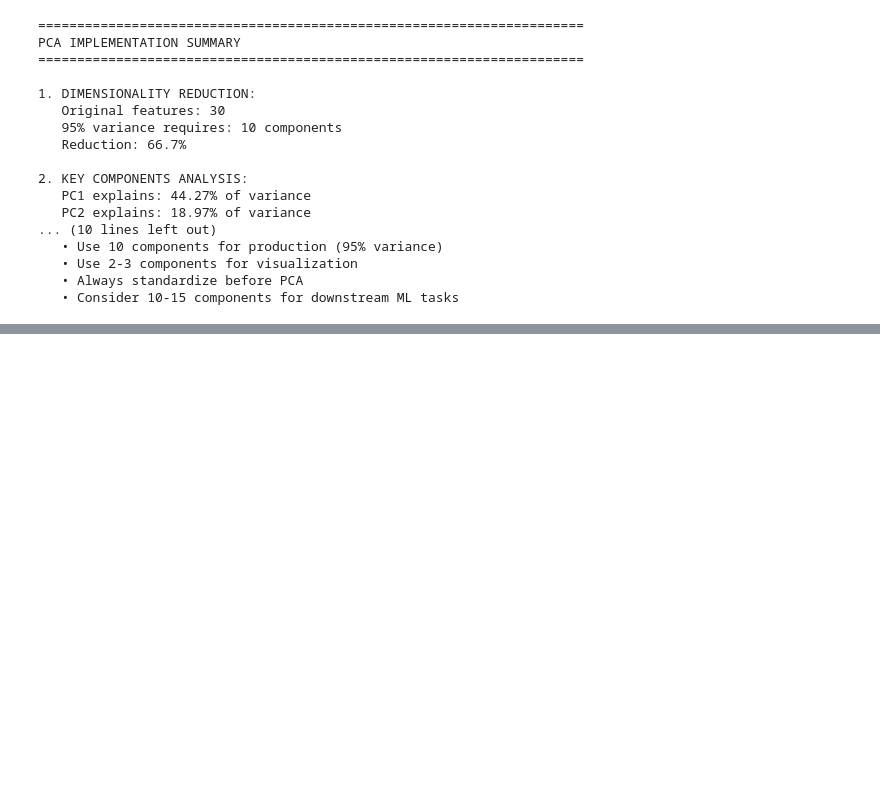
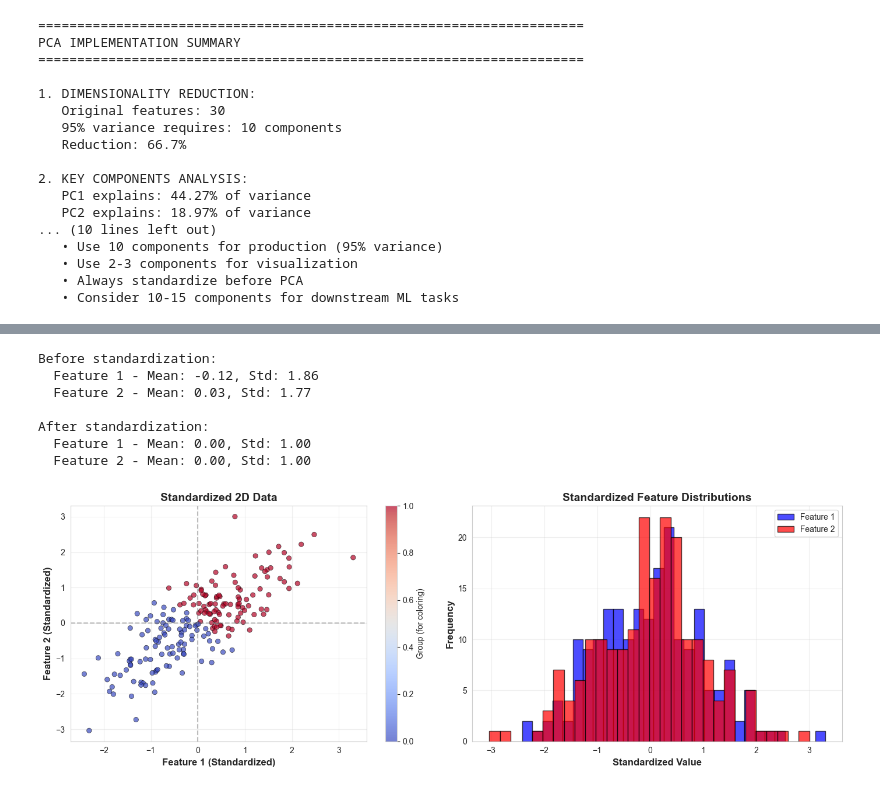
Before and after one commit to pratikadamas/DS-ML-NLP, a Jupyter notebook: PCA/pca1.0.ipynb, the cells around one changed output, grey strips where cells are left out. Cells and saved outputs as stored; diff of their text form; code cells hidden in the pictures; blank space fills up the shorter version.

```diff
--- a/PCA/pca1.0.ipynb
+++ b/PCA/pca1.0.ipynb
@@ -726,0 +795,47 @@ PCA IMPLEMENTATION SUMMARY
+# %%
+# Standardize the data (important for PCA!)
+scaler = StandardScaler()
+X_scaled = scaler.fit_transform(X)
+
+print("Before standardization:")
+print(f"  Feature 1 - Mean: {X[:, 0].mean():.2f}, Std: {X[:, 0].std():.2f}")
+print(f"  Feature 2 - Mean: {X[:, 1].mean():.2f}, Std: {X[:, 1].std():.2f}")
+
+print("\nAfter standardization:")
+print(f"  Feature 1 - Mean: {X_scaled[:, 0].mean():.2f}, Std: {X_scaled[:, 0].std():.2f}")
+print(f"  Feature 2 - Mean: {X_scaled[:, 1].mean():.2f}, Std: {X_scaled[:, 1].std():.2f}")
+
+# Plot standardized data
+plt.figure(figsize=(14, 5))
+
+plt.subplot(1, 2, 1)
+plt.scatter(X_scaled[:, 0], X_scaled[:, 1], c=y, cmap='coolwarm', alpha=0.7, edgecolors='black', linewidth=0.5)
+plt.xlabel('Feature 1 (Standardized)', fontsize=12, fontweight='bold')
+plt.ylabel('Feature 2 (Standardized)', fontsize=12, fontweight='bold')
+plt.title('Standardized 2D Data', fontsize=14, fontweight='bold')
+plt.axhline(y=0, color='gray', linestyle='--', alpha=0.5)
+plt.axvline(x=0, color='gray', linestyle='--', alpha=0.5)
+plt.grid(True, alpha=0.3)
+plt.colorbar(label='Group (for coloring)')
+
+plt.subplot(1, 2, 2)
+plt.hist(X_scaled[:, 0], bins=30, alpha=0.7, label='Feature 1', color='blue', edgecolor='black')
+plt.hist(X_scaled[:, 1], bins=30, alpha=0.7, label='Feature 2', color='red', edgecolor='black')
+plt.xlabel('Standardized Value', fontsize=12, fontweight='bold')
+plt.ylabel('Frequency', fontsize=12, fontweight='bold')
+plt.title('Standardized Feature Distributions', fontsize=14, fontweight='bold')
+plt.legend()
+plt.grid(True, alpha=0.3)
+
+plt.tight_layout()
+plt.savefig('2_standardized_data.png', dpi=100, bbox_inches='tight')
+plt.show()
+# %% [output]
+Before standardization:
+  Feature 1 - Mean: -0.12, Std: 1.86
+  Feature 2 - Mean: 0.03, Std: 1.77
+
+After standardization:
+  Feature 1 - Mean: 0.00, Std: 1.00
+  Feature 2 - Mean: 0.00, Std: 1.00
+[figure, added]
```
Also changed, not shown: parts of 8 cells of this notebook, 6 other files.
